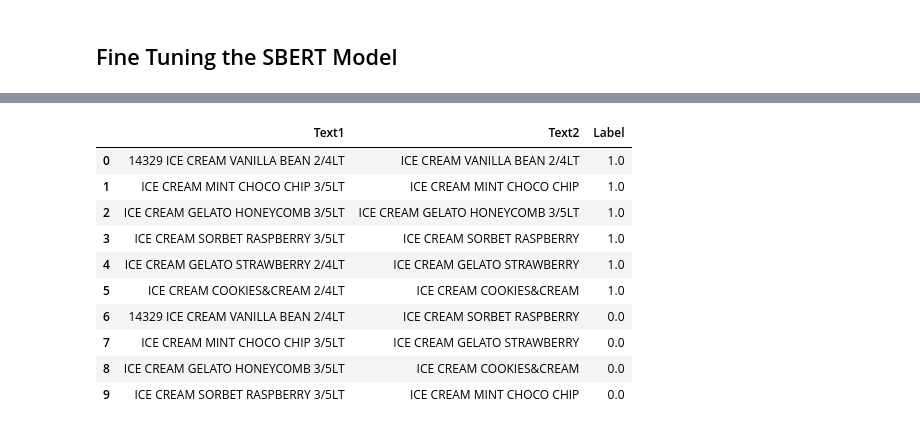
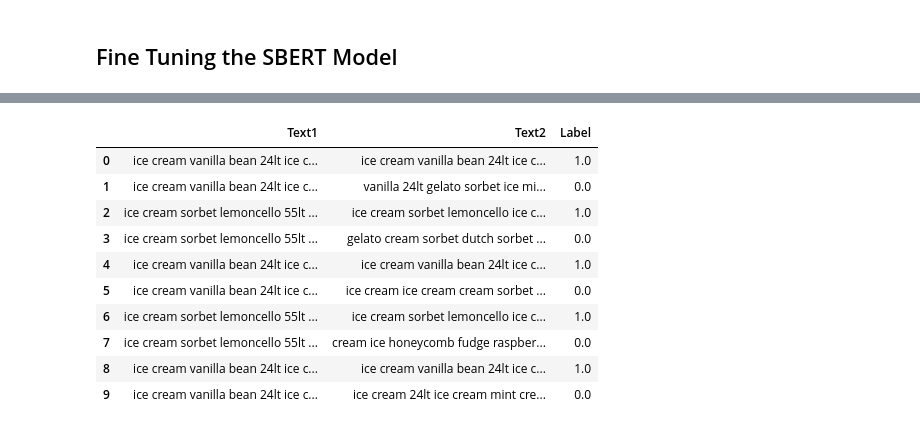
Before and after one commit to Dharshan4038/Invoice_Purchase_Order_Match, a Jupyter notebook: Invoice_PO_Match.ipynb, the cells around one changed output, grey strips where cells are left out. Saved outputs shown, nothing was run; the diff lists cells and outputs as text; code cells hidden in the pictures.

```diff
--- a/Invoice_PO_Match.ipynb
+++ b/Invoice_PO_Match.ipynb
@@ -139,24 +86,28 @@ train_examples = create_training_data(df)
-# %%
-import pandas as pd
-
-# Create a DataFrame from the train_examples
-df_train_examples = pd.DataFrame({
-    'Text1': [example.texts[0] for example in train_examples],
-    'Text2': [example.texts[1] for example in train_examples],
-    'Label': [example.label for example in train_examples]
-})
-
-# Print the DataFrame
-df_train_examples.head(10)  # Print the first few rows
-# %% [output]
-|  | Text1 | Text2 | Label |
-| 0 | 14329 ICE CREAM VANILLA BEAN 2/4LT | ICE CREAM VANILLA BEAN 2/4LT | 1.0 |
-| 1 | ICE CREAM MINT CHOCO CHIP 3/5LT | ICE CREAM MINT CHOCO CHIP | 1.0 |
-| 2 | ICE CREAM GELATO HONEYCOMB 3/5LT | ICE CREAM GELATO HONEYCOMB 3/5LT | 1.0 |
-| 3 | ICE CREAM SORBET RASPBERRY 3/5LT | ICE CREAM SORBET RASPBERRY | 1.0 |
-| 4 | ICE CREAM GELATO STRAWBERRY 2/4LT | ICE CREAM GELATO STRAWBERRY | 1.0 |
-| 5 | ICE CREAM COOKIES&CREAM 2/4LT | ICE CREAM COOKIES&CREAM | 1.0 |
-| 6 | 14329 ICE CREAM VANILLA BEAN 2/4LT | ICE CREAM SORBET RASPBERRY | 0.0 |
-| 7 | ICE CREAM MINT CHOCO CHIP 3/5LT | ICE CREAM GELATO STRAWBERRY | 0.0 |
-| 8 | ICE CREAM GELATO HONEYCOMB 3/5LT | ICE CREAM COOKIES&CREAM | 0.0 |
-| 9 | ICE CREAM SORBET RASPBERRY 3/5LT | ICE CREAM MINT CHOCO CHIP | 0.0 |
+# %%
+def create_training_data(df):
+    train_examples = []
+
+    for idx, row in df.iterrows():
+        # Ensure that 'Invoice Clean Tokens' and 'Purchase Order Clean Tokens' are processed as strings
+        cleaned_invoice_items = ' '.join(eval(row['Invoice Clean Tokens']))  # Join tokens into a string
+        cleaned_purchase_order_items = ' '.join(eval(row['Purchase Order Clean Tokens']))  # Join tokens into a string
+
+        # Positive example: matching invoice-purchase order pair
+        train_examples.append({
+            'Text1': cleaned_invoice_items,
+            'Text2': cleaned_purchase_order_items,
+            'Label': 1.0  # Label for correct matches
+        })
+
+        # Negative example: mismatched pair (shuffle purchase orders)
+        shuffled_po_items = random.sample(eval(row['Purchase Order Clean Tokens']), len(eval(row['Purchase Order Clean Tokens'])))
+        shuffled_po_string = ' '.join(shuffled_po_items)
+
+        if cleaned_invoice_items != shuffled_po_string:
+            train_examples.append({
+                'Text1': cleaned_invoice_items,
+                'Text2': shuffled_po_string,
+                'Label': 0.0  # Label for incorrect matches
+            })
+
+    return train_examples
@@ -163,2 +117,19 @@ df_train_examples.head(10)  # Print the first few rows
+# %%
+train_df = pd.DataFrame(train_examples)
+
+# Display a few examples
+train_df.head(10)
+# %% [output]
+|  | Text1 | Text2 | Label |
+| 0 | ice cream vanilla bean 24lt ice c... | ice cream vanilla bean 24lt ice c... | 1.0 |
+| 1 | ice cream vanilla bean 24lt ice c... | vanilla 24lt gelato sorbet ice mi... | 0.0 |
+| 2 | ice cream sorbet lemoncello 55lt ... | ice cream sorbet lemoncello ice c... | 1.0 |
+| 3 | ice cream sorbet lemoncello 55lt ... | gelato cream sorbet dutch sorbet ... | 0.0 |
+| 4 | ice cream vanilla bean 24lt ice c... | ice cream vanilla bean 24lt ice c... | 1.0 |
+| 5 | ice cream vanilla bean 24lt ice c... | ice cream ice cream cream sorbet ... | 0.0 |
+| 6 | ice cream sorbet lemoncello 55lt ... | ice cream sorbet lemoncello ice c... | 1.0 |
+| 7 | ice cream sorbet lemoncello 55lt ... | cream ice honeycomb fudge raspber... | 0.0 |
+| 8 | ice cream vanilla bean 24lt ice c... | ice cream vanilla bean 24lt ice c... | 1.0 |
+| 9 | ice cream vanilla bean 24lt ice c... | ice cream 24lt ice cream mint cre... | 0.0 |
 # %%
 # Load pre-trained Sentence-BERT model
```
Also changed, not shown: parts of 15 cells of this notebook.
